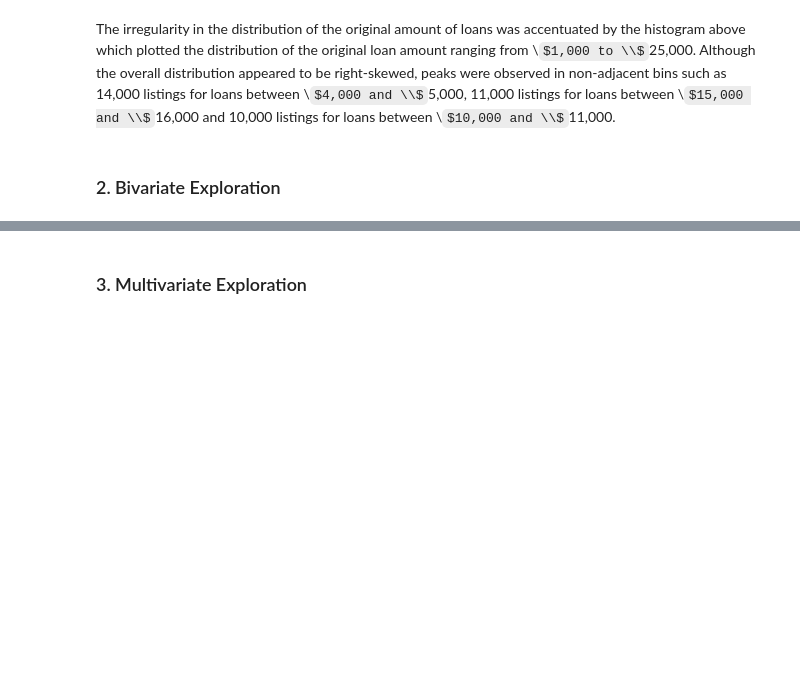
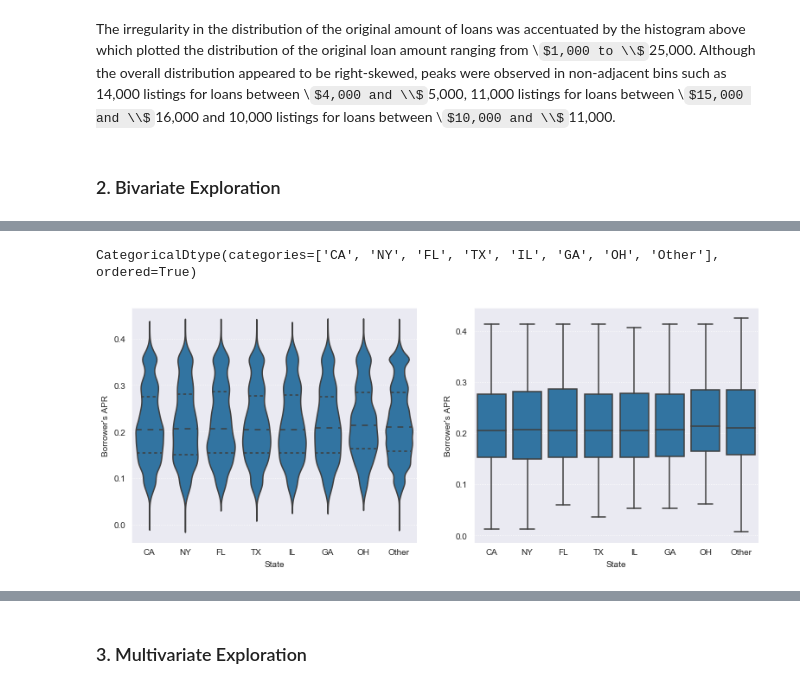
Before and after one commit to jinwanchen/p4-prosper-loan-data-visualization, a Jupyter notebook: part1_exploratory_da.ipynb, the cells around one changed output, grey strips where cells are left out. Saved outputs shown, nothing was run; the diff lists cells and outputs as text; code cells hidden in the pictures; some formulas as TeX source; blank space fills up the shorter version.

```diff
--- a/part1_exploratory_da.ipynb
+++ b/part1_exploratory_da.ipynb
@@ -667,0 +787,39 @@ The irregularity in the distribution of the original amount of loans was accentu
+# %%
+# ordered list of states in State
+states = top_states.copy()
+states.append('Other')
+
+# convert data type of State to (ordinal) category
+category_states = pd.api.types.CategoricalDtype(ordered = True, categories = states)
+df_state['State'] = df_state['State'].astype(category_states)
+
+# verify that data type of State is (ordinal) category
+df_state['State'].dtype
+# %% [output]
+CategoricalDtype(categories=['CA', 'NY', 'FL', 'TX', 'IL', 'GA', 'OH', 'Other'], ordered=True)
+# %%
+# distribution of borrower's APR by states
+plt.figure(figsize = (13, 5))
+
+# violin plot
+plt.subplot(1,2,1) # first of two subplots arranged in 1-by-2
+sns.violinplot(data = df_state, x = 'State', y = 'BorrowerAPR'
+               , color = base_color, scale = 'area', inner = 'quartile')
+
+# update xtick labels
+locs = plt.xticks()[0] # retrieve current xtick locations
+labels = states # ordered list of states in State
+plt.xticks(locs, labels)
+
+# update axes labels
+plt.xlabel('State')
+plt.ylabel('Borrower\'s APR')
+
+# box plot
+plt.subplot(1,2,2) # second of two subplots arranged in 1-by-2
+sns.boxplot(data = df_state, x = 'State', y = 'BorrowerAPR', color = base_color);
+plt.xticks(locs, labels)
+plt.xlabel('State')
+plt.ylabel('Borrower\'s APR');
+# %% [output]
+[figure, added]
```
Also changed, not shown: parts of 21 cells of this notebook.
